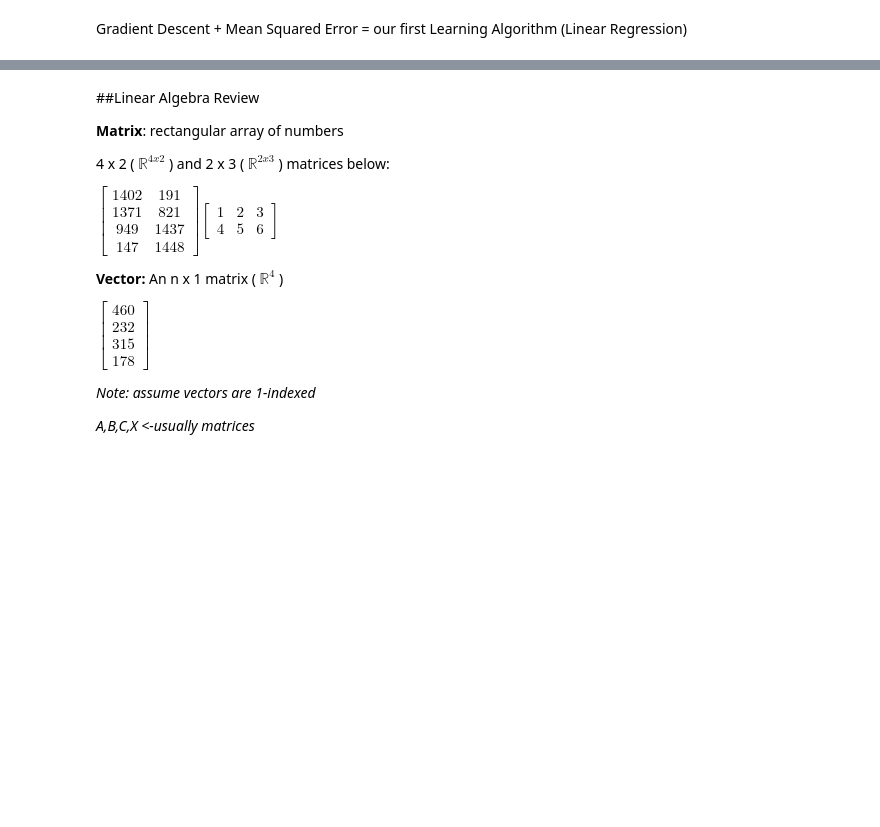
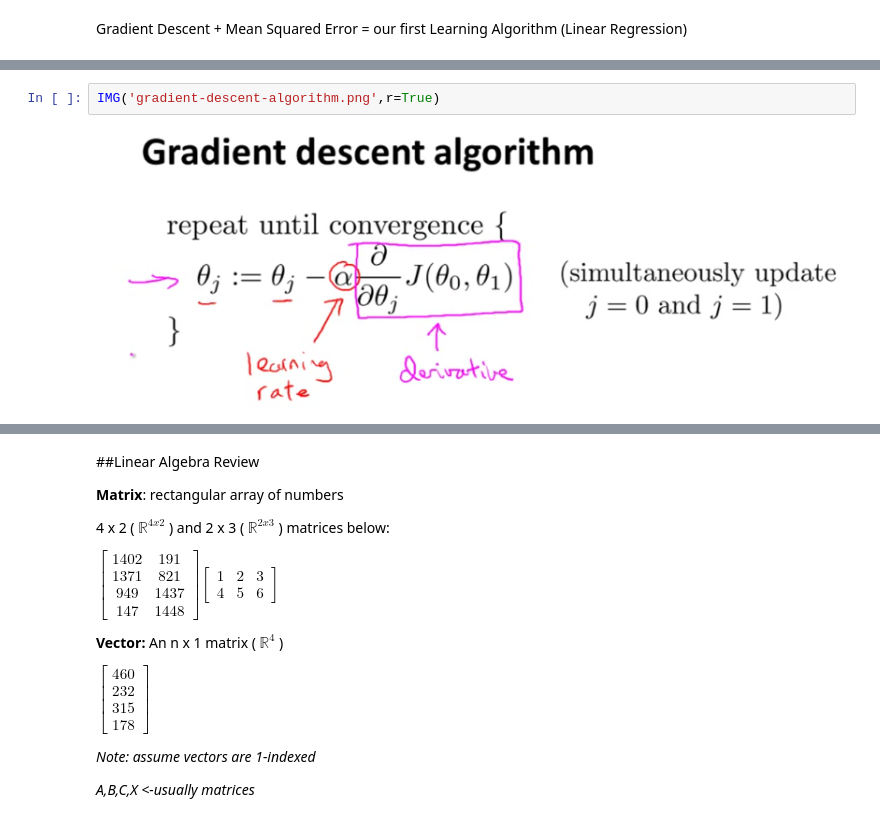
Before and after one commit to ncfausti/machine_learning, a Jupyter notebook: Week 1.ipynb, the cells around one changed output, grey strips where cells are left out. Saved outputs shown, nothing was run; the diff lists cells and outputs as text; blank space fills up the shorter version.

```diff
--- a/Week 1.ipynb
+++ b/Week 1.ipynb
@@ -86,0 +96,4 @@ Gradient Descent + Mean Squared Error = our first Learning Algorithm (Linear Reg
+# %%
+IMG('gradient-descent-algorithm.png',r=True)
+# %% [output]
+[figure, added]
```
Also changed, not shown: parts of 18 cells of this notebook, 12 other files.
